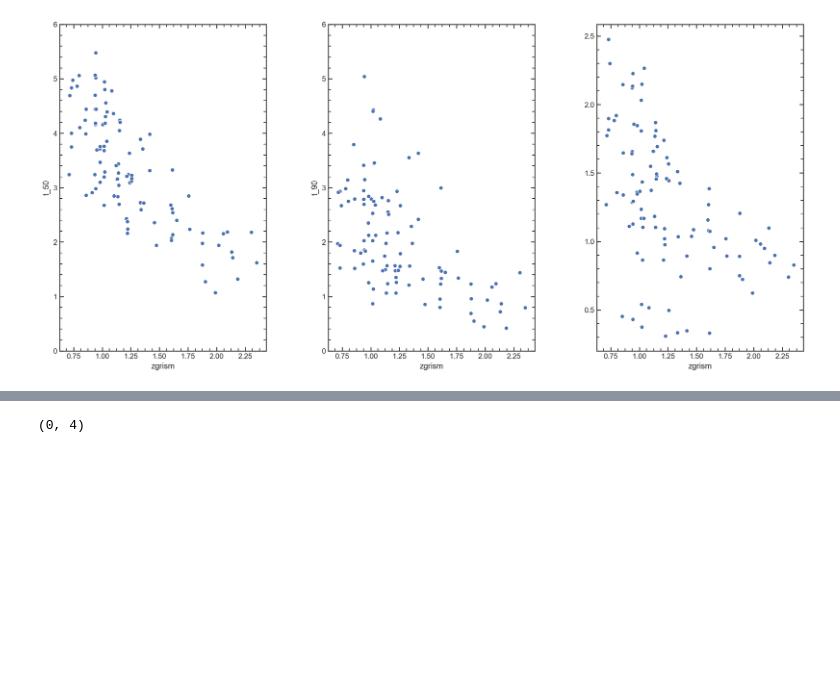
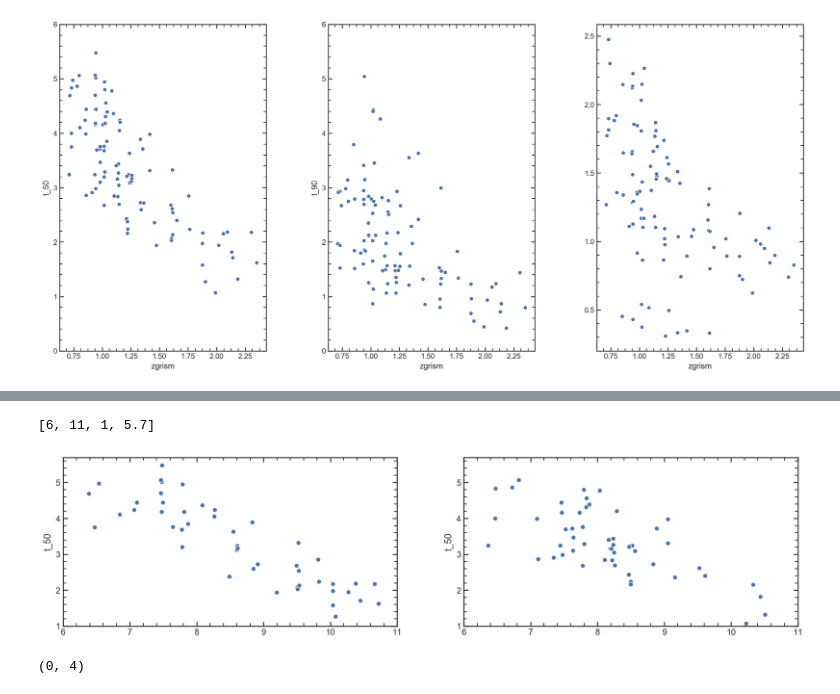
Before and after one commit to Vince-ec/Cluster_and_field, a Jupyter notebook: scripts/low_redshift.ipynb, the cells around one changed output, grey strips where cells are left out. Saved outputs shown, nothing was run; the diff lists cells and outputs as text; code cells hidden in the pictures; blank space fills up the shorter version.

```diff
--- a/scripts/low_redshift.ipynb
+++ b/scripts/low_redshift.ipynb
@@ -401,3 +399,17 @@ plt.axvline(0.9)
+# %%
+gs = gridspec.GridSpec(1,2)
+
+plt.figure(figsize =[17,4])
+plt.subplot(gs[0])
+sea.scatterplot(cosmo.lookback_time(mdb.query('Sigma1 > 10**10').zgrism), mdb.query('Sigma1 > 10**10').t_50)
+plt.axis([6, 11, 1, 5.7])
+
+plt.subplot(gs[1])
+sea.scatterplot(cosmo.lookback_time(mdb.query('Sigma1 < 10**10').zgrism), mdb.query('Sigma1 < 10**10').t_50)
+plt.axis([6, 11, 1, 5.7])
+# %% [output]
+[6, 11, 1, 5.7]
+[figure, added]
 # %%
 plt.figure(figsize =[8,8])
 
```
Also changed, not shown: parts of 9 cells of this notebook, 1 other file.
